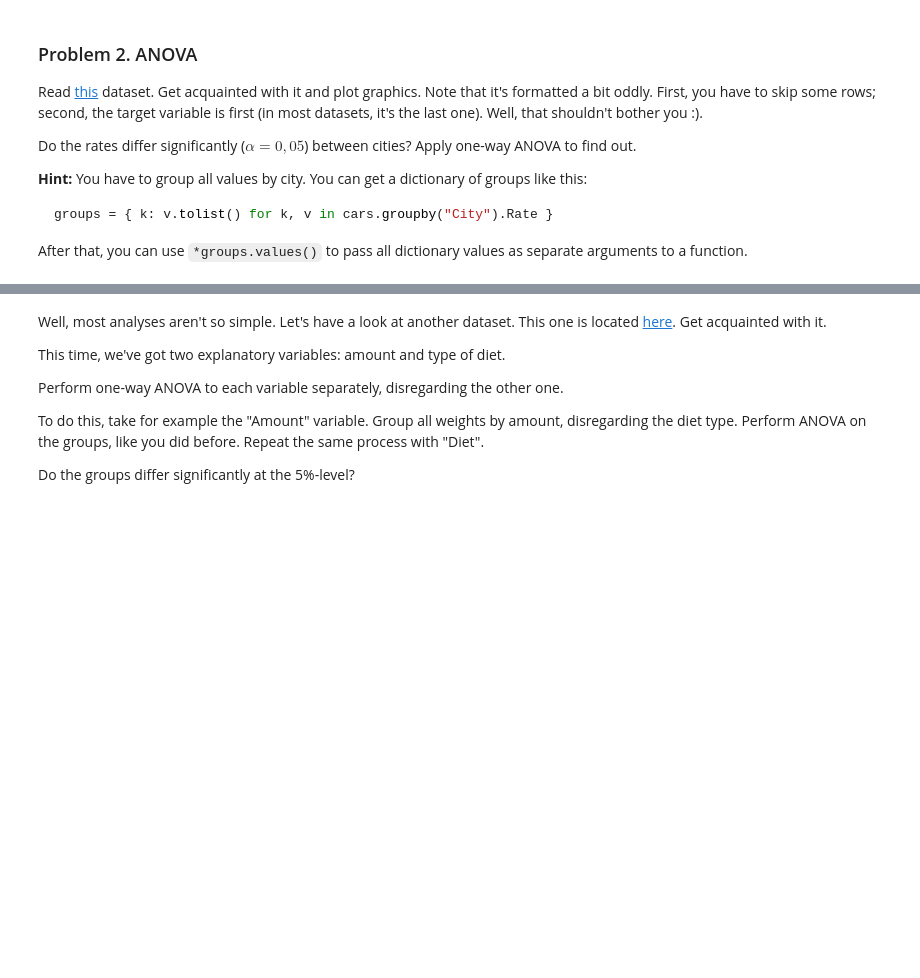
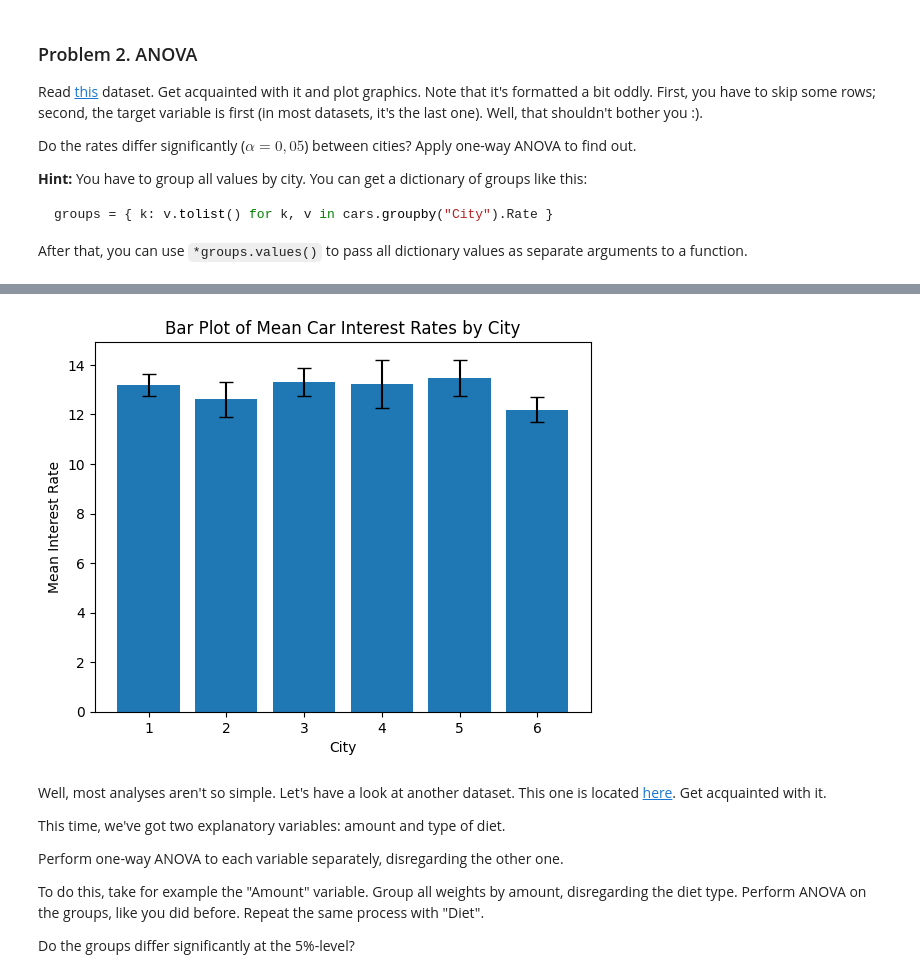
Before and after one commit to VilliTodorova/math_concepts_for_devs, a Jupyter notebook: 14.Hypothesis-Testing-Exercise/Hypothesis Testing Exercise - vt.ipynb, the cells around one changed output, grey strips where cells are left out. Saved outputs shown, nothing was run; the diff lists cells and outputs as text; code cells hidden in the pictures; blank space fills up the shorter version.

```diff
--- a/14.Hypothesis-Testing-Exercise/Hypothesis Testing Exercise - vt.ipynb
+++ b/14.Hypothesis-Testing-Exercise/Hypothesis Testing Exercise - vt.ipynb
@@ -92,3 +177,15 @@
+# %%
+city_stats = car_interest_rates.groupby('city')['rate'].agg(['mean', 'std']).reset_index()
+
+plt.bar(city_stats['city'], city_stats['mean'], yerr=city_stats['std'], capsize=5)
+
+plt.title('Bar Plot of Mean Car Interest Rates by City')
+plt.xlabel('City')
+plt.ylabel('Mean Interest Rate')
+
+plt.show()
+# %% [output]
+[figure, added]
 # %% [markdown]
 Well, most analyses aren't so simple. Let's have a look at another dataset. This one is located [here](http://www.itl.nist.gov/div898/education/anova/ratfeed.dat). Get acquainted with it.
 
```
Also changed, not shown: parts of 13 cells of this notebook.
